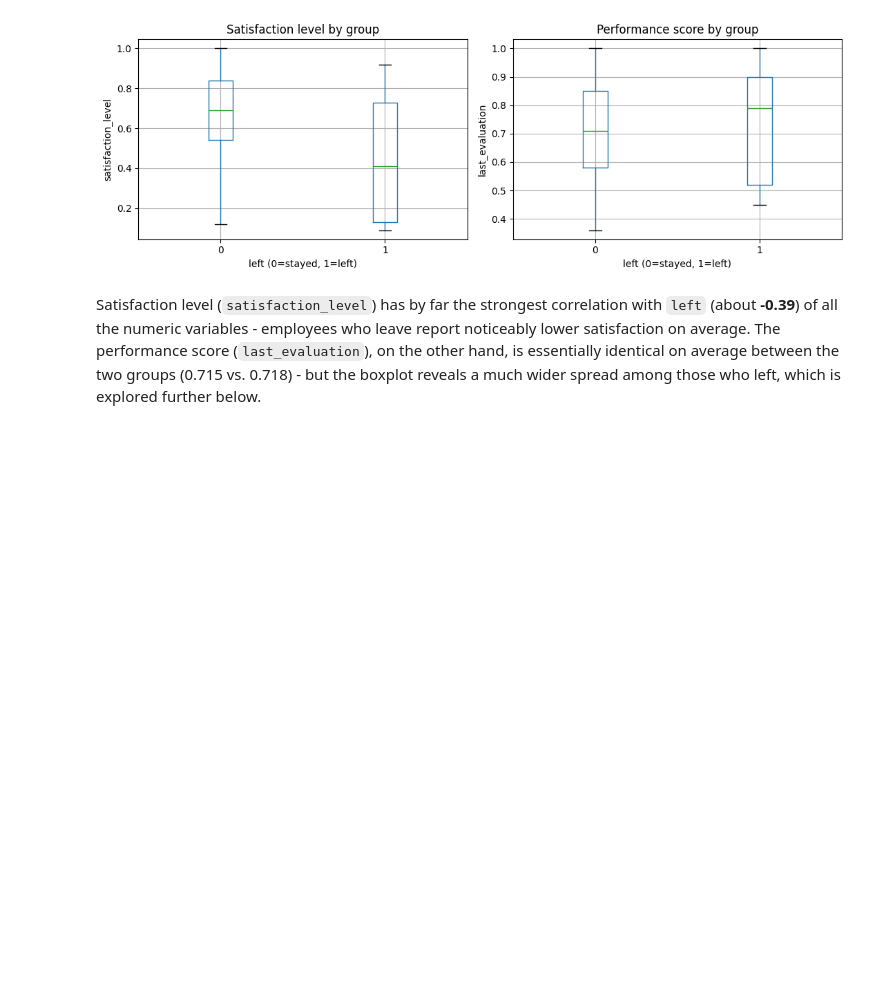
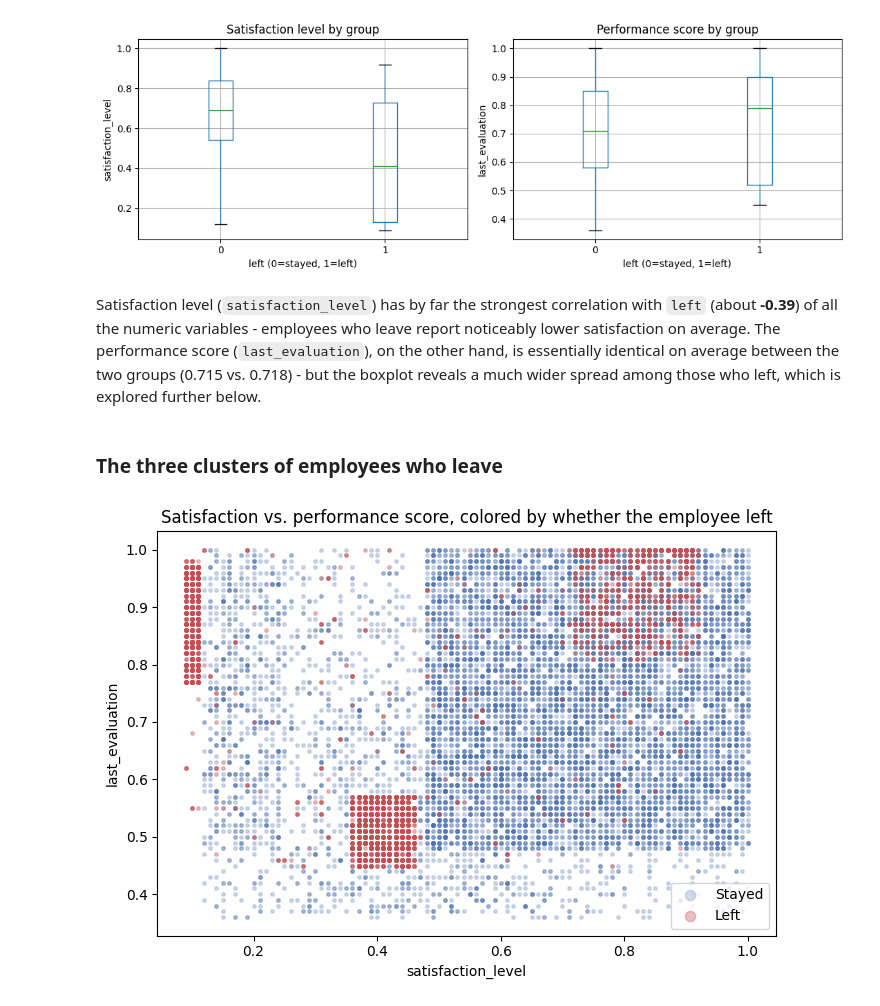
Before and after one commit to arbazshah52/Individual-Machine-Learning, a Jupyter notebook: Kapital3/Kapitalkod.ipynb, the cells around one changed output. Saved outputs shown, nothing was run; the diff lists cells and outputs as text; code cells hidden in the pictures; blank space fills up the shorter version.

```diff
--- a/Kapital3/Kapitalkod.ipynb
+++ b/Kapital3/Kapitalkod.ipynb
@@ -159,3 +159,22 @@ noticeably lower satisfaction on average. The performance score (`last_evaluatio
 the other hand, is essentially identical on average between the two groups (0.715 vs.
 0.718) - but the boxplot reveals a much wider spread among those who left, which is
 explored further below.
+# %% [markdown]
+### The three clusters of employees who leave
+# %%
+left_df = df[df["left"] == 1]
+stayed_df = df[df["left"] == 0]
+
+fig, ax = plt.subplots(figsize=(7, 5))
+ax.scatter(stayed_df["satisfaction_level"], stayed_df["last_evaluation"],
+           s=6, alpha=0.25, color="#4C72B0", label="Stayed")
+ax.scatter(left_df["satisfaction_level"], left_df["last_evaluation"],
+           s=6, alpha=0.35, color="#C44E52", label="Left")
+ax.set_xlabel("satisfaction_level")
+ax.set_ylabel("last_evaluation")
+ax.set_title("Satisfaction vs. performance score, colored by whether the employee left")
+ax.legend(markerscale=3)
+plt.tight_layout()
+plt.show()
+# %% [output]
+[figure, added]
```
Also changed, not shown: parts of 2 cells of this notebook.
